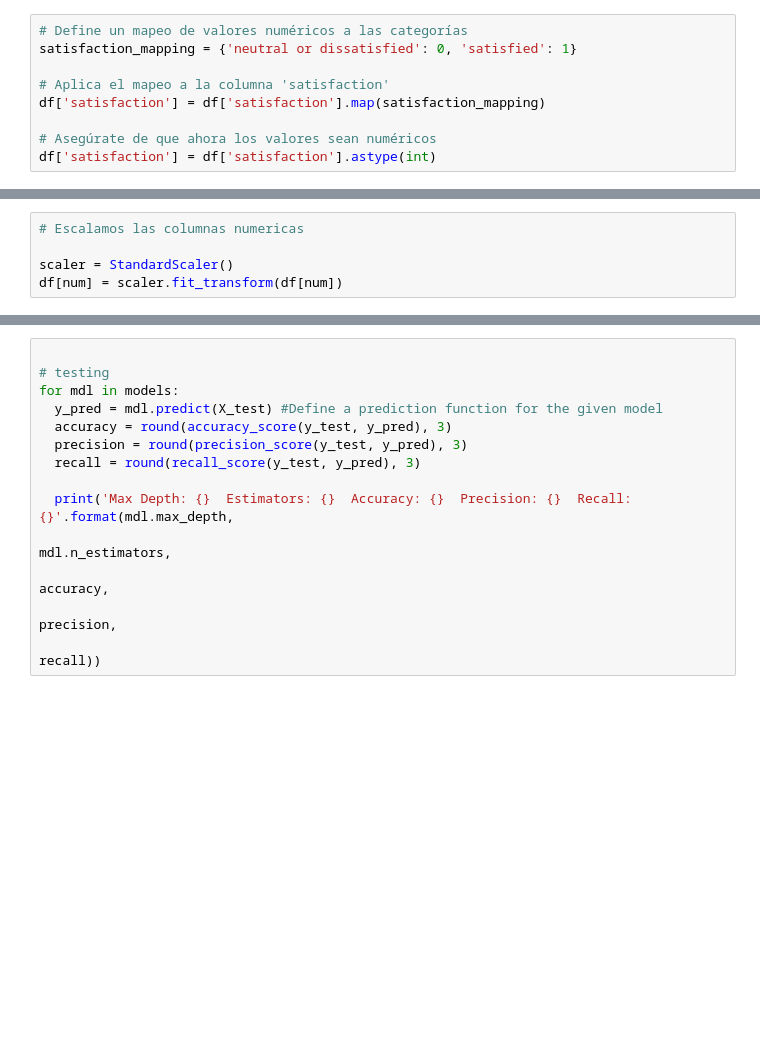
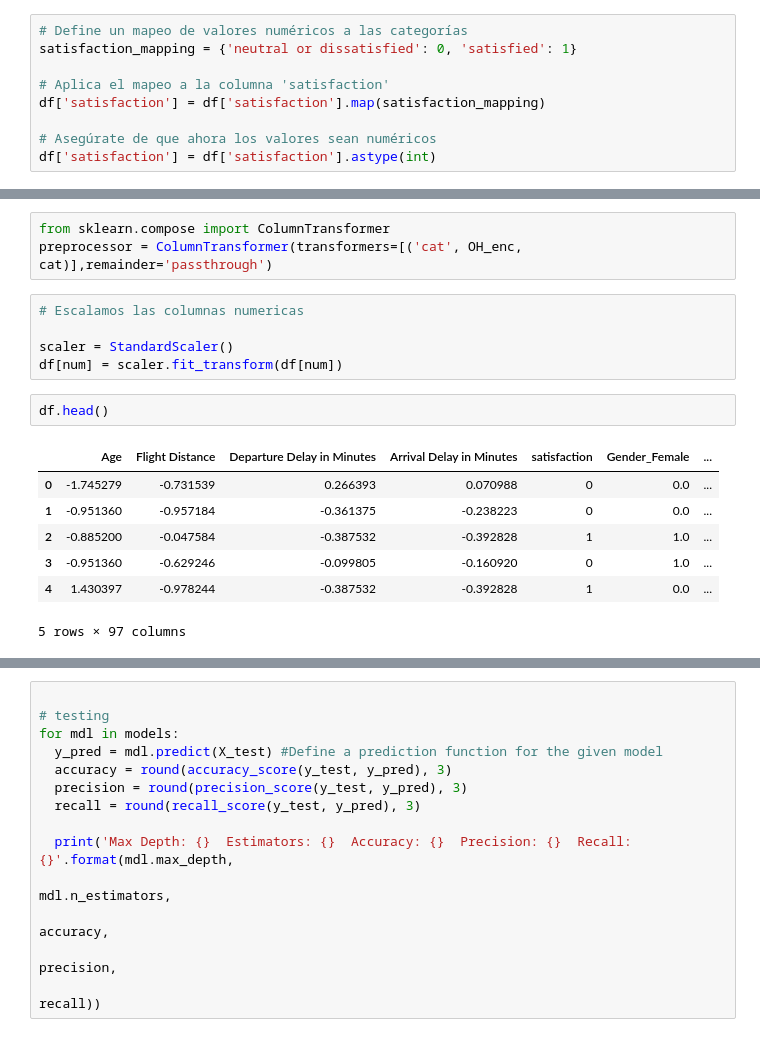
Before and after one commit to AI-School-F5-P2/Aerolinea_equipo_4, a Jupyter notebook: MY_testing.ipynb, the cells around one changed output, grey strips where cells are left out. Drawn from its saved outputs; the diff is of its cells as text; blank space fills up the shorter version.

```diff
--- a/MY_testing.ipynb
+++ b/MY_testing.ipynb
@@ -377,8 +419,21 @@ df = pd.concat([df, OH_cols], axis=1)
+# %%
+from sklearn.compose import ColumnTransformer
+preprocessor = ColumnTransformer(transformers=[('cat', OH_enc, cat)],remainder='passthrough')
 # %%
 # Escalamos las columnas numericas
 
 scaler = StandardScaler()
 df[num] = scaler.fit_transform(df[num])
+# %%
+df.head()
+# %% [output]
+|  | Age | Flight Distance | Departure Delay in Minutes | Arrival Delay in Minutes | satisfaction | Gender_Female | ... |
+| 0 | -1.745279 | -0.731539 | 0.266393 | 0.070988 | 0 | 0.0 | ... |
+| 1 | -0.951360 | -0.957184 | -0.361375 | -0.238223 | 0 | 0.0 | ... |
+| 2 | -0.885200 | -0.047584 | -0.387532 | -0.392828 | 1 | 1.0 | ... |
+| 3 | -0.951360 | -0.629246 | -0.099805 | -0.160920 | 0 | 1.0 | ... |
+| 4 | 1.430397 | -0.978244 | -0.387532 | -0.392828 | 1 | 0.0 | ... |
+5 rows × 97 columns
 # %%
 
 # Train, validation, test sets split
```
Also changed, not shown: parts of 8 cells of this notebook, 1 other file.
